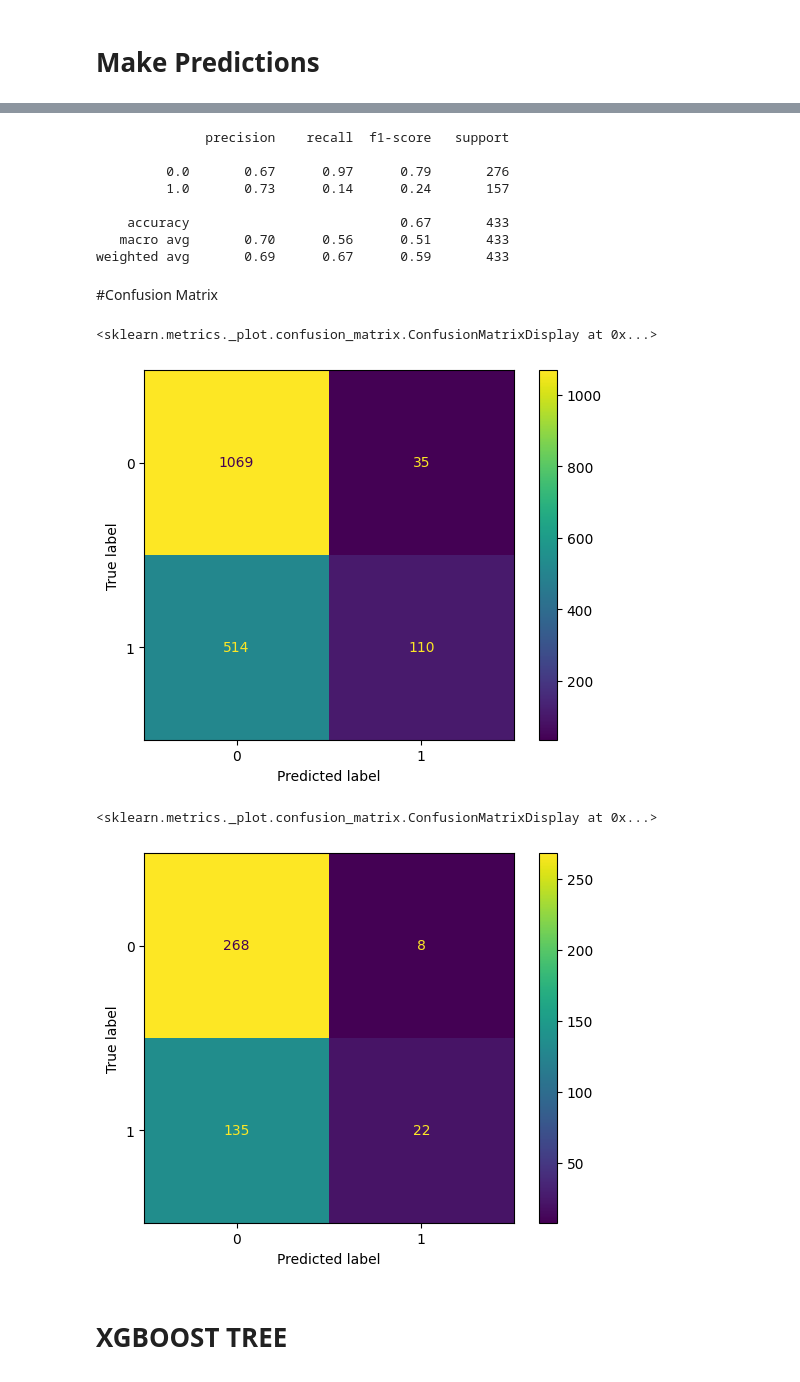
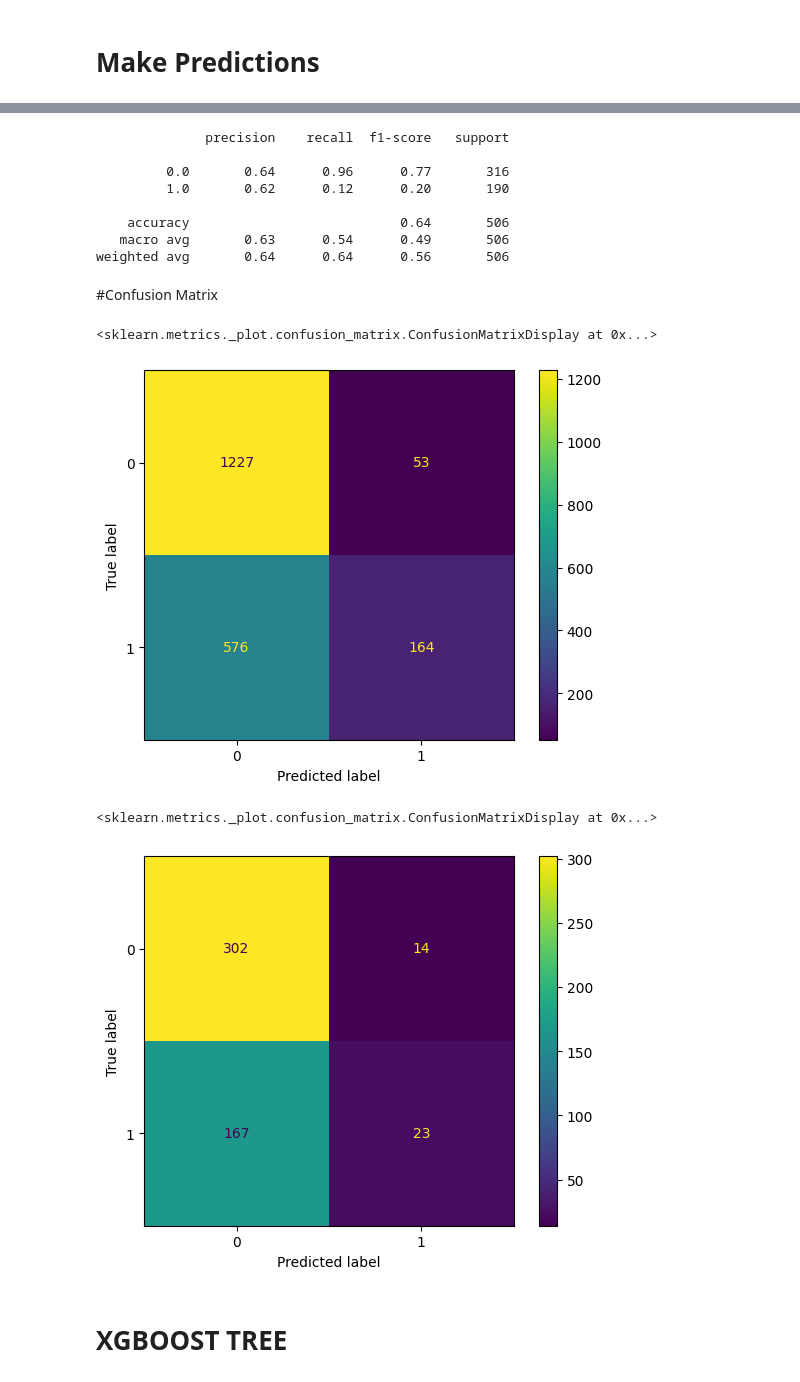
Before and after one commit to iau676/ML-in-Financial-Markets, a Jupyter notebook: 5-XGBClassifier.ipynb, the cells around one changed output, grey strips where cells are left out. Cells and saved outputs as stored; diff of their text form; code cells hidden in the pictures.

```diff
--- a/5-XGBClassifier.ipynb
+++ b/5-XGBClassifier.ipynb
@@ -146,8 +113,7 @@ param_grid = {
     "n_estimators": [25, 50, 65, 80, 100, 115, 200]
 }
 # %%
-# Perform Random Search for Best Hyper params
-grid_search = RandomizedSearchCV(estimator=classifier_0, param_distributions=param_grid, scoring=scoring)
+grid_search = RandomizedSearchCV(estimator=classifier_0, param_distributions=param_grid)
 best_model = grid_search.fit(X_train, y_train)
 hyperparams = best_model.best_params_
 ne = hyperparams["n_estimators"]
@@ -160,11 +126,7 @@ Recommended Params >> ne: 65, lr: 0.05 md: 2 gm: 6
 # %% [markdown]
 # Train Model
 # %%
-# Build Classification Model 1
 classifier_1 = XGBClassifier(
-    objective=objective,
-    booster="gbtree",
-    eval_metric=eval_metric,
     n_estimators=ne,
     learning_rate=lr,
     max_depth=md,
@@ -175,12 +137,9 @@ classifier_1 = XGBClassifier(
     use_label_encoder=False
 )
 # %%
-# Fit Model
-eval_set = [(X_train, y_train)]
 classifier_1.fit(
     X_train,
     y_train,
-    eval_set=eval_set,
     verbose=False
 )
 # %% [output]
@@ -203,4 +160,3 @@ train_yhat = classifier_1.predict(X_train)
 # %%
-# Get Predictions Test
-test_yhat = classifier_1.predict(X_test)
+test_predicted = classifier_1.predict(X_test)
 # %%
@@ -225,31 +180,31 @@ weighted avg       0.71      0.68      0.61      1728
 # %%
 # Summary report - Test
-print(classification_report(y_test, test_yhat))
+print(classification_report(y_test, test_predicted))
 # %% [output]
               precision    recall  f1-score   support
 
-         0.0       0.67      0.97      0.79       276
-         1.0       0.73      0.14      0.24       157
+         0.0       0.64      0.96      0.77       316
+         1.0       0.62      0.12      0.20       190
 
-    accuracy                           0.67       433
-   macro avg       0.70      0.56      0.51       433
-weighted avg       0.69      0.67      0.59       433
+    accuracy                           0.64       506
+   macro avg       0.63      0.54      0.49       506
+weighted avg       0.64      0.64      0.56       506
 # %% [markdown]
 #Confusion Matrix
 # %%
 # Training Confusion Matrix
-cm_train = confusion_matrix(y_train, train_yhat)
+cm_train = confusion_matrix(y_train, train_predicted)
 ConfusionMatrixDisplay(cm_train).plot()
 # %% [output]
 <sklearn.metrics._plot.confusion_matrix.ConfusionMatrixDisplay at 0x...>
-[figure, old version]
+[figure, new version]
 # %%
 # Test Confusion Matrix
-cm_test = confusion_matrix(y_test, test_yhat)
+cm_test = confusion_matrix(y_test, test_predicted)
 ConfusionMatrixDisplay(cm_test).plot()
 # %% [output]
 <sklearn.metrics._plot.confusion_matrix.ConfusionMatrixDisplay at 0x...>
-[figure, old version]
+[figure, new version]
 # %% [markdown]
 # XGBOOST TREE
 # %%
```
Also changed, not shown: parts of 22 cells of this notebook.
